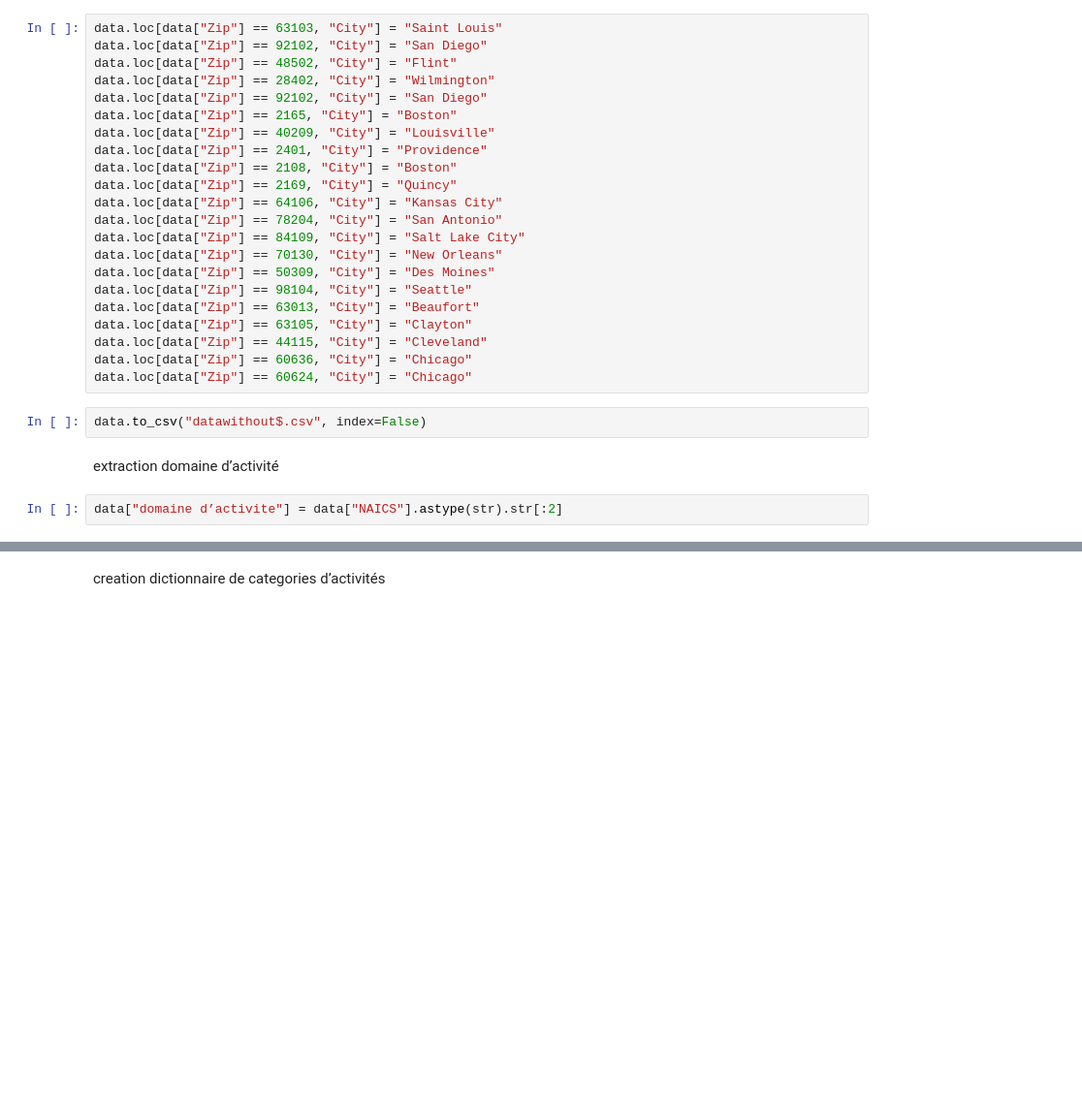
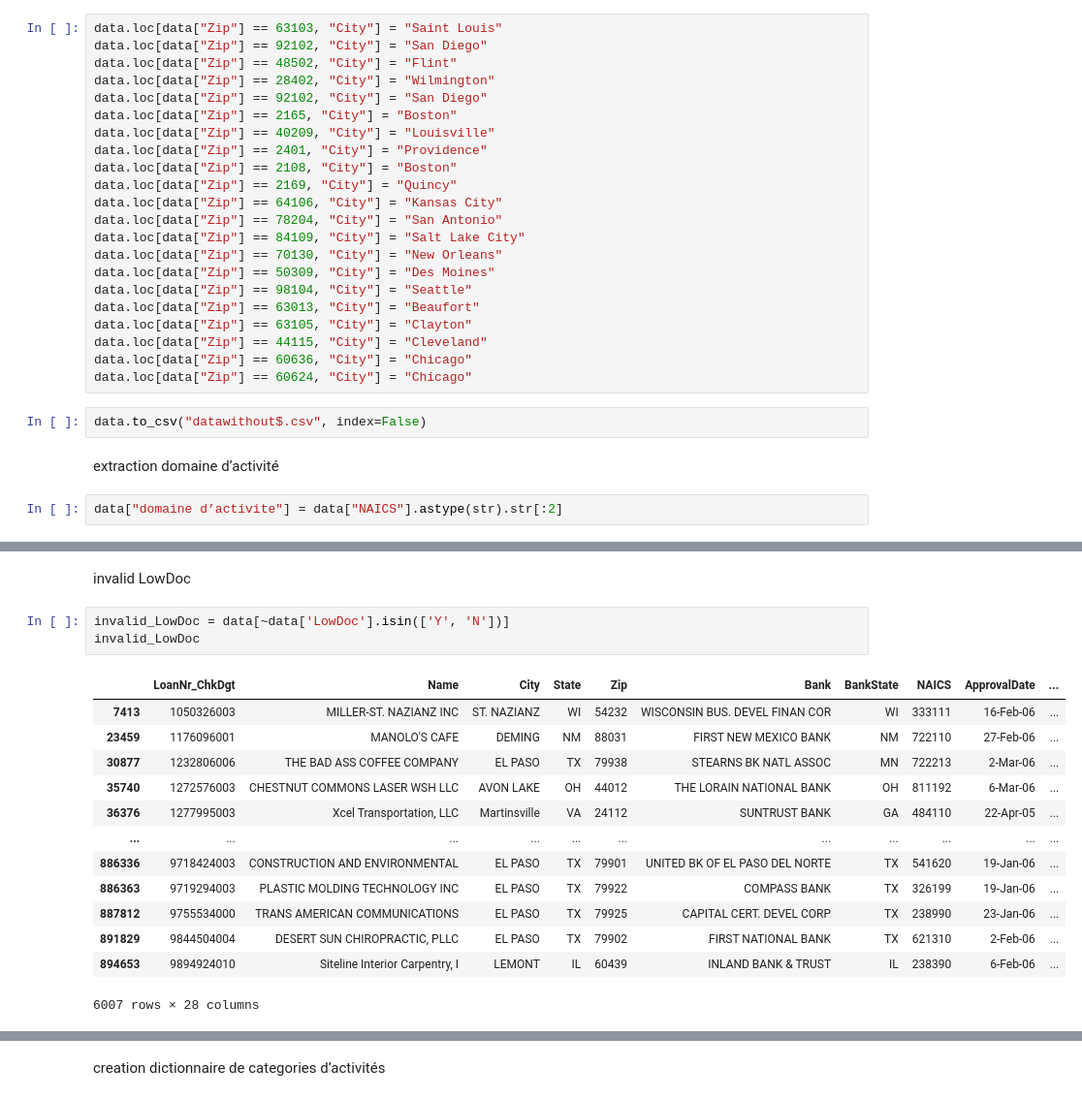
Before and after one commit to MichAdebayo/brief-loan-prediction, a Jupyter notebook: Nettoyage.ipynb, the cells around one changed output, grey strips where cells are left out. Shown at 97% size. Drawn from its saved outputs; the diff is of its cells as text; blank space fills up the shorter version.

```diff
--- a/Nettoyage.ipynb
+++ b/Nettoyage.ipynb
@@ -229,0 +276,19 @@ data.head()
+# %% [markdown]
+invalid LowDoc
+# %%
+invalid_LowDoc = data[~data['LowDoc'].isin(['Y', 'N'])]
+invalid_LowDoc
+# %% [output]
+|  | LoanNr_ChkDgt | Name | City | State | Zip | Bank | BankState | NAICS | ApprovalDate | ... |
+| 7413 | 1050326003 | MILLER-ST. NAZIANZ INC | ST. NAZIANZ | WI | 54232 | WISCONSIN BUS. DEVEL FINAN COR | WI | 333111 | 16-Feb-06 | ... |
+| 23459 | 1176096001 | MANOLO'S CAFE | DEMING | NM | 88031 | FIRST NEW MEXICO BANK | NM | 722110 | 27-Feb-06 | ... |
+| 30877 | 1232806006 | THE BAD ASS COFFEE COMPANY | EL PASO | TX | 79938 | STEARNS BK NATL ASSOC | MN | 722213 | 2-Mar-06 | ... |
+| 35740 | 1272576003 | CHESTNUT COMMONS LASER WSH LLC | AVON LAKE | OH | 44012 | THE LORAIN NATIONAL BANK | OH | 811192 | 6-Mar-06 | ... |
+| 36376 | 1277995003 | Xcel Transportation, LLC | Martinsville | VA | 24112 | SUNTRUST BANK | GA | 484110 | 22-Apr-05 | ... |
+| ... | ... | ... | ... | ... | ... | ... | ... | ... | ... | ... |
+| 886336 | 9718424003 | CONSTRUCTION AND ENVIRONMENTAL | EL PASO | TX | 79901 | UNITED BK OF EL PASO DEL NORTE | TX | 541620 | 19-Jan-06 | ... |
+| 886363 | 9719294003 | PLASTIC MOLDING TECHNOLOGY INC | EL PASO | TX | 79922 | COMPASS BANK | TX | 326199 | 19-Jan-06 | ... |
+| 887812 | 9755534000 | TRANS AMERICAN COMMUNICATIONS | EL PASO | TX | 79925 | CAPITAL CERT. DEVEL CORP | TX | 238990 | 23-Jan-06 | ... |
+| 891829 | 9844504004 | DESERT SUN CHIROPRACTIC, PLLC | EL PASO | TX | 79902 | FIRST NATIONAL BANK | TX | 621310 | 2-Feb-06 | ... |
+| 894653 | 9894924010 | Siteline Interior Carpentry, I | LEMONT | IL | 60439 | INLAND BANK & TRUST | IL | 238390 | 6-Feb-06 | ... |
+6007 rows × 28 columns
```
Also changed, not shown: parts of 24 cells of this notebook.
